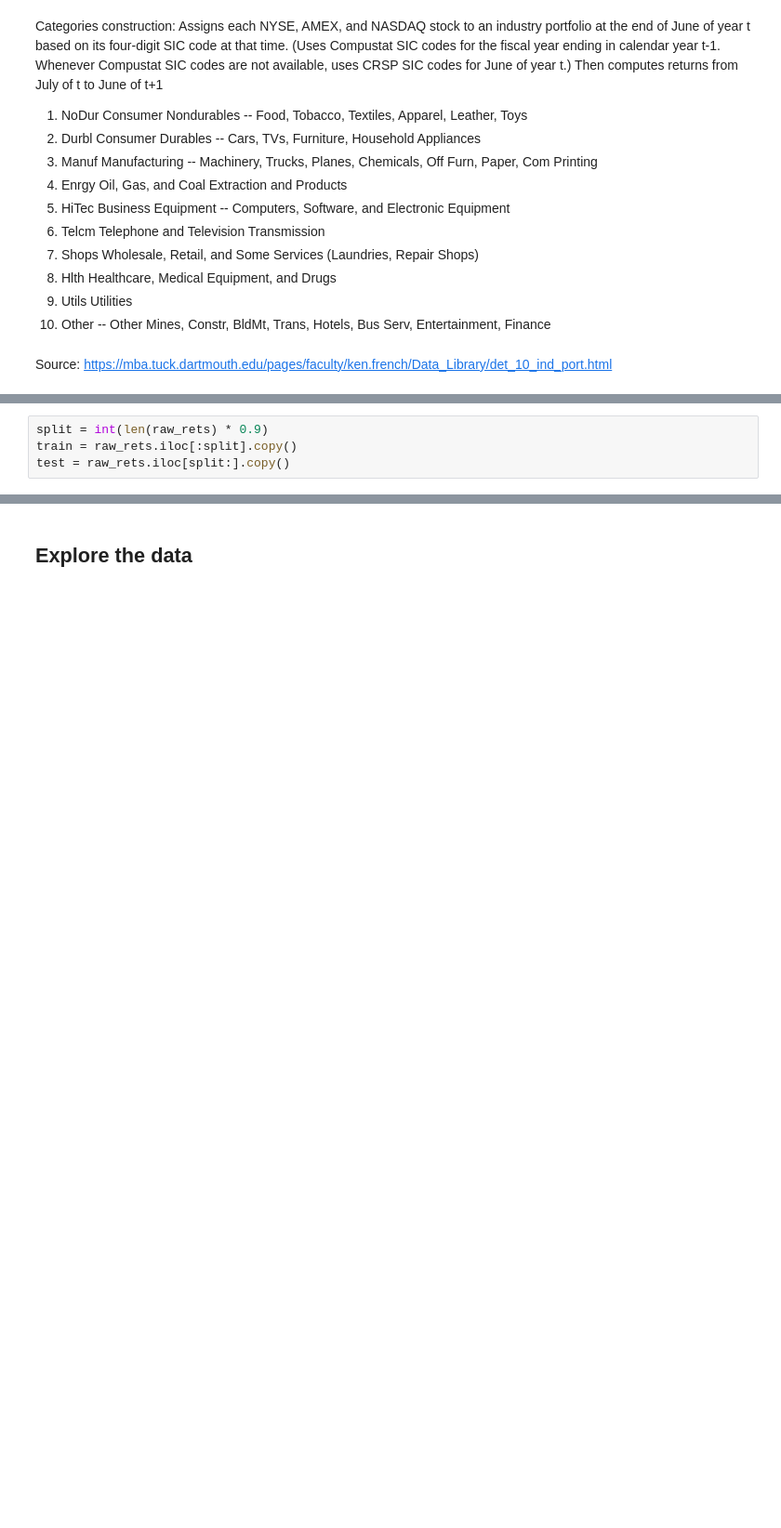
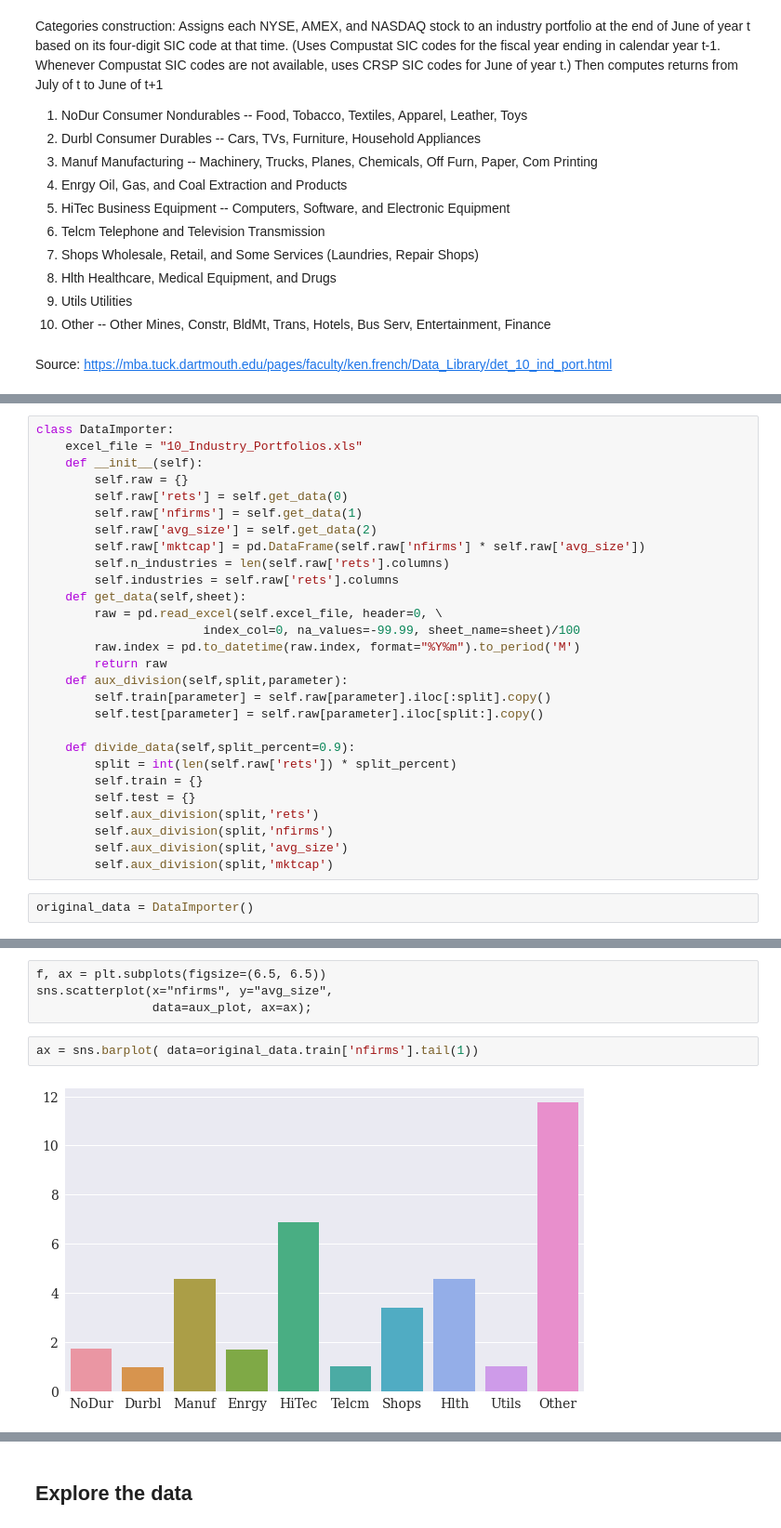
Before and after one commit to mateomarks/Black-Litterman, a Jupyter notebook: Base.ipynb, the cells around one changed output, grey strips where cells are left out. Shown: that part at 93% size. Saved outputs shown, nothing was run; the diff lists cells and outputs as text; blank space fills up the shorter version.

```diff
--- a/Base.ipynb
+++ b/Base.ipynb
@@ -75,4 +44,0 @@ ax = sns.barplot( data=raw_firms_size.tail(1))
-# %%
-split = int(len(raw_rets) * 0.9)
-train = raw_rets.iloc[:split].copy()
-test = raw_rets.iloc[split:].copy()
@@ -87,0 +45,30 @@ train.tail()
+# %%
+class DataImporter:
+    excel_file = "10_Industry_Portfolios.xls"
+    def __init__(self):
+        self.raw = {}
+        self.raw['rets'] = self.get_data(0)
+        self.raw['nfirms'] = self.get_data(1)
+        self.raw['avg_size'] = self.get_data(2)
+        self.raw['mktcap'] = pd.DataFrame(self.raw['nfirms'] * self.raw['avg_size'])
+        self.n_industries = len(self.raw['rets'].columns)
+        self.industries = self.raw['rets'].columns
+    def get_data(self,sheet):
+        raw = pd.read_excel(self.excel_file, header=0, \
+                       index_col=0, na_values=-99.99, sheet_name=sheet)/100
+        raw.index = pd.to_datetime(raw.index, format="%Y%m").to_period('M')
+        return raw
+    def aux_division(self,split,parameter):
+        self.train[parameter] = self.raw[parameter].iloc[:split].copy()
+        self.test[parameter] = self.raw[parameter].iloc[split:].copy()
+
+    def divide_data(self,split_percent=0.9):
+        split = int(len(self.raw['rets']) * split_percent)
+        self.train = {}
+        self.test = {}
+        self.aux_division(split,'rets')
+        self.aux_division(split,'nfirms')
+        self.aux_division(split,'avg_size')
+        self.aux_division(split,'mktcap')
+# %%
+original_data = DataImporter()
@@ -87,0 +93,8 @@ train.tail()
+# %% [raw]
+f, ax = plt.subplots(figsize=(6.5, 6.5))
+sns.scatterplot(x="nfirms", y="avg_size",
+                data=aux_plot, ax=ax);
+# %%
+ax = sns.barplot( data=original_data.train['nfirms'].tail(1))
+# %% [output]
+[figure, added]
```
Also changed, not shown: parts of 40 cells of this notebook.
